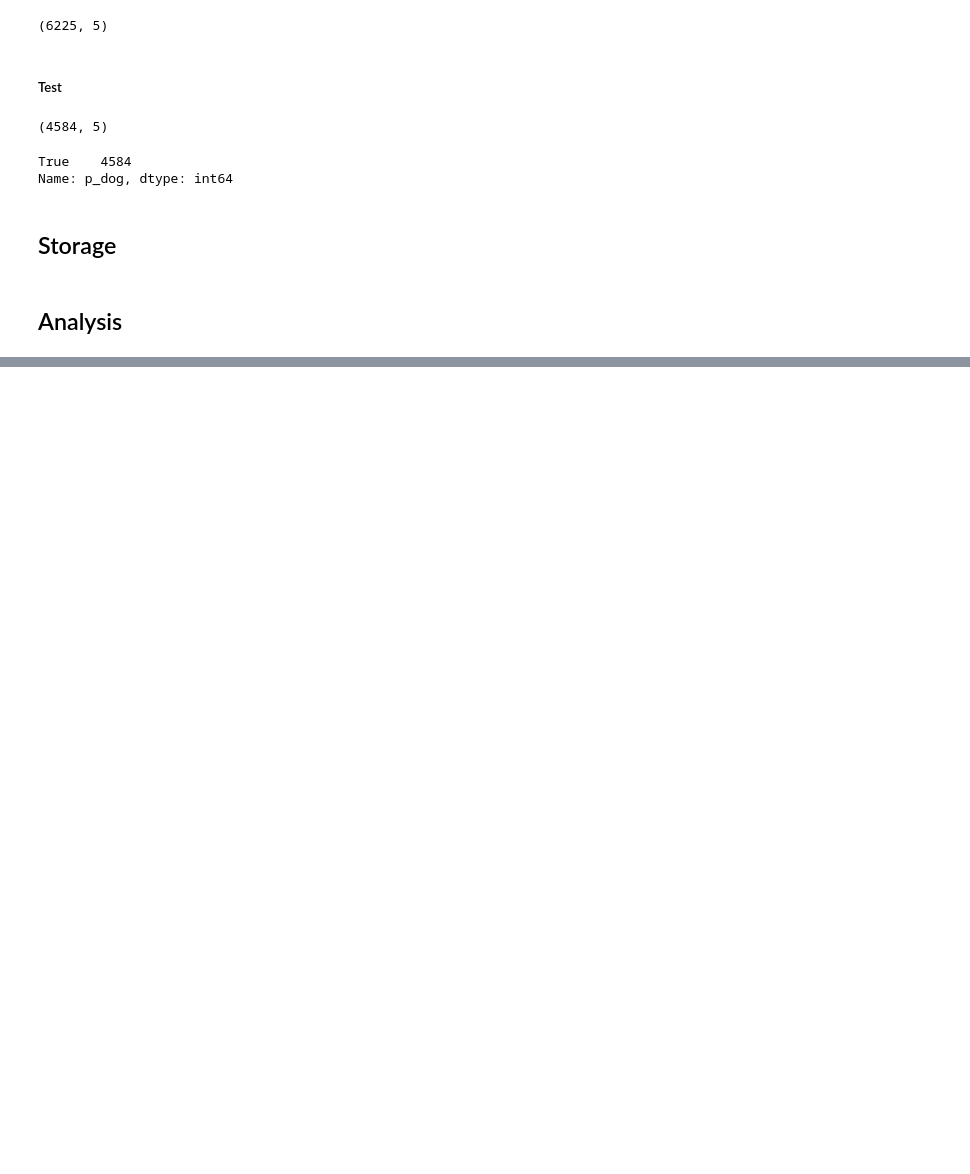
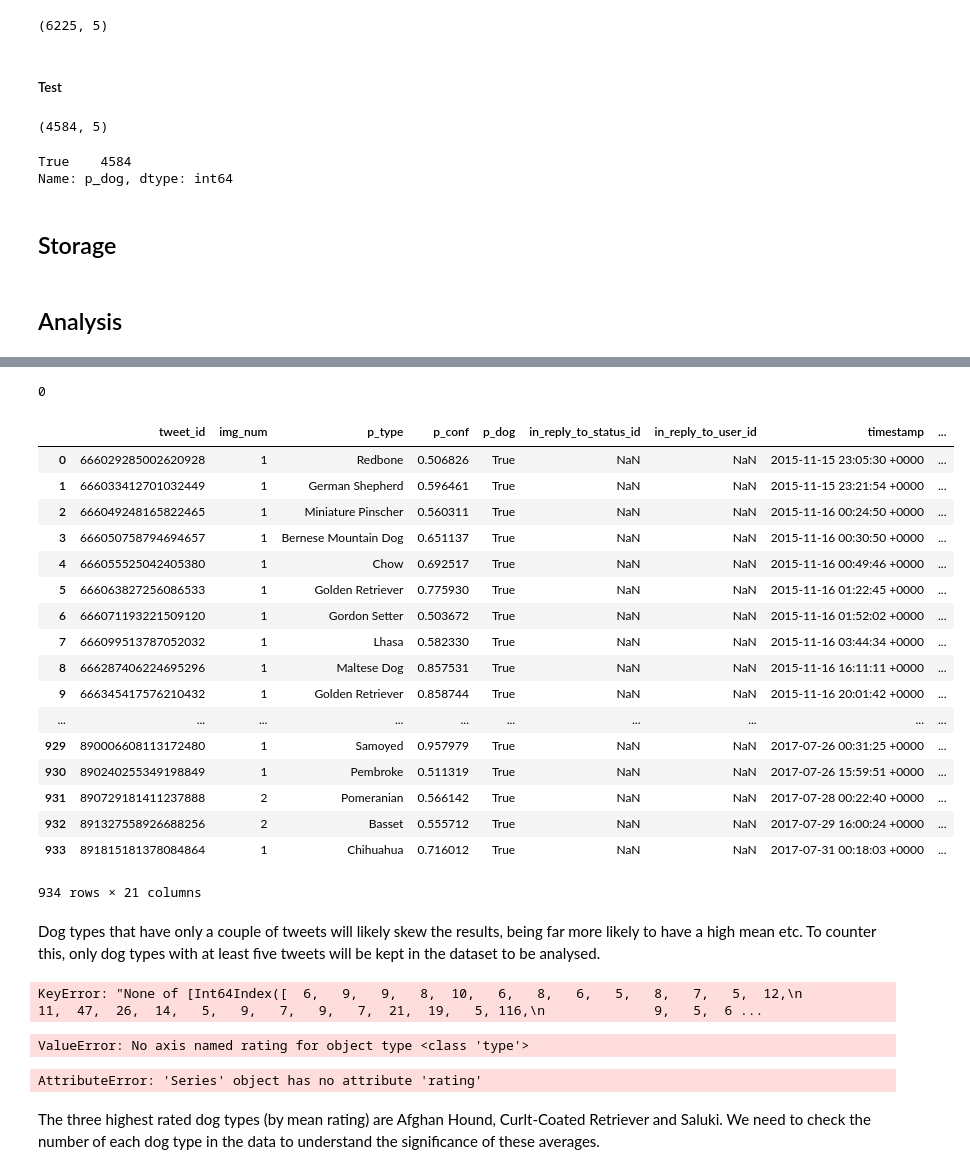
Before and after one commit to Jeffro80/DAND_Wrangle_Data, a Jupyter notebook: wrangle_act.ipynb, the cells around one changed output, grey strips where cells are left out. Drawn from its saved outputs; the diff is of its cells as text; code cells hidden in the pictures; blank space fills up the shorter version.

```diff
--- a/wrangle_act.ipynb
+++ b/wrangle_act.ipynb
@@ -777,0 +780,4 @@ image_predictions_clean.to_csv('image_predictions_master.csv', index=False)
+# %%
+# Create a column that holds the rating (rating_numerator / rating_denominator)
+archive_enhanced_clean['rating'] = archive_enhanced_clean['rating_numerator'] \
+                                    / archive_enhanced_clean['rating_denominator']
@@ -777,0 +786,4 @@ image_predictions_clean.to_csv('image_predictions_master.csv', index=False)
+# %%
+# Remove rows with a p_conf < 0.5
+image_predictions_clean = image_predictions_clean.query('p_conf >= 0.5')
+image_predictions_clean.info()
@@ -777,0 +801,50 @@ image_predictions_clean.to_csv('image_predictions_master.csv', index=False)
+# %%
+# Check that to tweets are duplicated (having two dog type predictions remaining in dataset)
+sum(image_predictions_clean.tweet_id.duplicated())
+# %% [output]
+0
+# %%
+# Create a table that holds the archive_enhanced data joined with image_predictions
+archive_images = pd.merge(image_predictions_clean, archive_enhanced_clean, on='tweet_id', how='inner')
+# %%
+archive_images
+# %% [output]
+|  | tweet_id | img_num | p_type | p_conf | p_dog | in_reply_to_status_id | in_reply_to_user_id | timestamp | ... |
+| 0 | 666029285002620928 | 1 | Redbone | 0.506826 | True | NaN | NaN | 2015-11-15 23:05:30 +0000 | ... |
+| 1 | 666033412701032449 | 1 | German Shepherd | 0.596461 | True | NaN | NaN | 2015-11-15 23:21:54 +0000 | ... |
+| 2 | 666049248165822465 | 1 | Miniature Pinscher | 0.560311 | True | NaN | NaN | 2015-11-16 00:24:50 +0000 | ... |
+| 3 | 666050758794694657 | 1 | Bernese Mountain Dog | 0.651137 | True | NaN | NaN | 2015-11-16 00:30:50 +0000 | ... |
+| 4 | 666055525042405380 | 1 | Chow | 0.692517 | True | NaN | NaN | 2015-11-16 00:49:46 +0000 | ... |
+| 5 | 666063827256086533 | 1 | Golden Retriever | 0.775930 | True | NaN | NaN | 2015-11-16 01:22:45 +0000 | ... |
+| 6 | 666071193221509120 | 1 | Gordon Setter | 0.503672 | True | NaN | NaN | 2015-11-16 01:52:02 +0000 | ... |
+| 7 | 666099513787052032 | 1 | Lhasa | 0.582330 | True | NaN | NaN | 2015-11-16 03:44:34 +0000 | ... |
+| 8 | 666287406224695296 | 1 | Maltese Dog | 0.857531 | True | NaN | NaN | 2015-11-16 16:11:11 +0000 | ... |
+| 9 | 666345417576210432 | 1 | Golden Retriever | 0.858744 | True | NaN | NaN | 2015-11-16 20:01:42 +0000 | ... |
+| ... | ... | ... | ... | ... | ... | ... | ... | ... | ... |
+| 929 | 890006608113172480 | 1 | Samoyed | 0.957979 | True | NaN | NaN | 2017-07-26 00:31:25 +0000 | ... |
+| 930 | 890240255349198849 | 1 | Pembroke | 0.511319 | True | NaN | NaN | 2017-07-26 15:59:51 +0000 | ... |
+| 931 | 890729181411237888 | 2 | Pomeranian | 0.566142 | True | NaN | NaN | 2017-07-28 00:22:40 +0000 | ... |
+| 932 | 891327558926688256 | 2 | Basset | 0.555712 | True | NaN | NaN | 2017-07-29 16:00:24 +0000 | ... |
+| 933 | 891815181378084864 | 1 | Chihuahua | 0.716012 | True | NaN | NaN | 2017-07-31 00:18:03 +0000 | ... |
+934 rows × 21 columns
+# %% [markdown]
+Dog types that have only a couple of tweets will likely skew the results, being far more likely to have a high mean etc. To counter this, only dog types with at least five tweets will be kept in the dataset to be analysed.
+# %%
+# Group tweets by predicted dog type and drop those with a count of less than 5
+mask = archive_images.groupby('p_type').tweet_id.count()[lambda x: x >= 5]
+new_archive = archive_images[mask]
+new_archive
+# %% [output]
+KeyError: "None of [Int64Index([  6,   9,   9,   8,  10,   6,   8,   6,   5,   8,   7,   5,  12,\n             11,  47,  26,  14,   5,   9,   7,   9,   7,  21,  19,   5, 116,\n              9,   5,  6 ...
+# %%
+# Check only dog types with at least 5 tweets are included and which are the most common
+grouped_dog_type.sort_values('rating', ascending=False)
+# %% [output]
+ValueError: No axis named rating for object type <class 'type'>
+# %%
+# Get the mean rating for each dog type
+grouped_dog_type.rating.mean()
+# %% [output]
+AttributeError: 'Series' object has no attribute 'rating'
+# %% [markdown]
+The three highest rated dog types (by mean rating) are Afghan Hound, Curlt-Coated Retriever and Saluki. We need to check the number of each dog type in the data to understand the significance of these averages.
```
Also changed, not shown: parts of 21 cells of this notebook.
